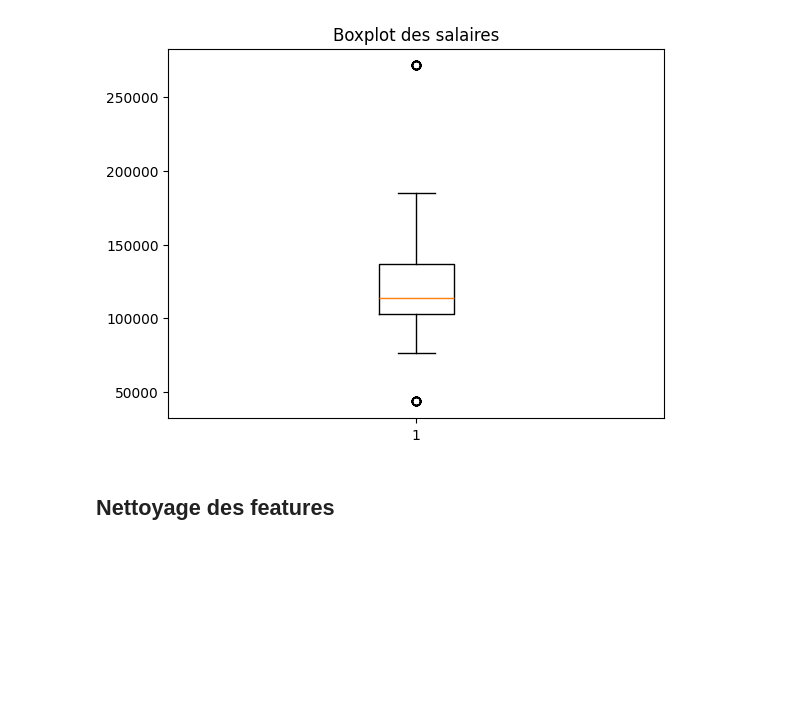
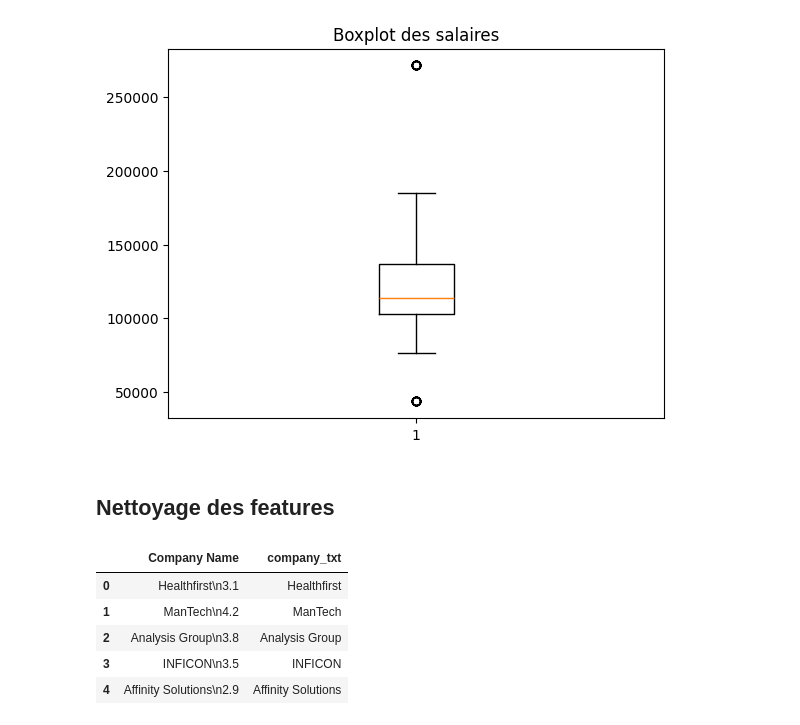
Before and after one commit to elhidarinouhayla/HR-Pulse, a Jupyter notebook: backend/ml/eda.ipynb, the cells around one changed output. Saved outputs shown, nothing was run; the diff lists cells and outputs as text; code cells hidden in the pictures; blank space fills up the shorter version.

Commit message:
supprimer la note (Rating) qui est collee au nom de l'entreprise

```diff
--- a/backend/ml/eda.ipynb
+++ b/backend/ml/eda.ipynb
@@ -182,3 +182,16 @@ df = df[(df["salary_clean"] >= 5000) &
 ]
 # %% [markdown]
 ## Nettoyage des features
+# %%
+# supprimer la note (Rating) qui est collee au nom de l'entreprise
+
+df['company_txt'] = df['Company Name'].apply(lambda x: x.split('\n')[0])
+
+df[['Company Name', 'company_txt']].head()
+# %% [output]
+|  | Company Name | company_txt |
+| 0 | Healthfirst\n3.1 | Healthfirst |
+| 1 | ManTech\n4.2 | ManTech |
+| 2 | Analysis Group\n3.8 | Analysis Group |
+| 3 | INFICON\n3.5 | INFICON |
+| 4 | Affinity Solutions\n2.9 | Affinity Solutions |
```
Also changed, not shown: parts of 1 cell of this notebook.
